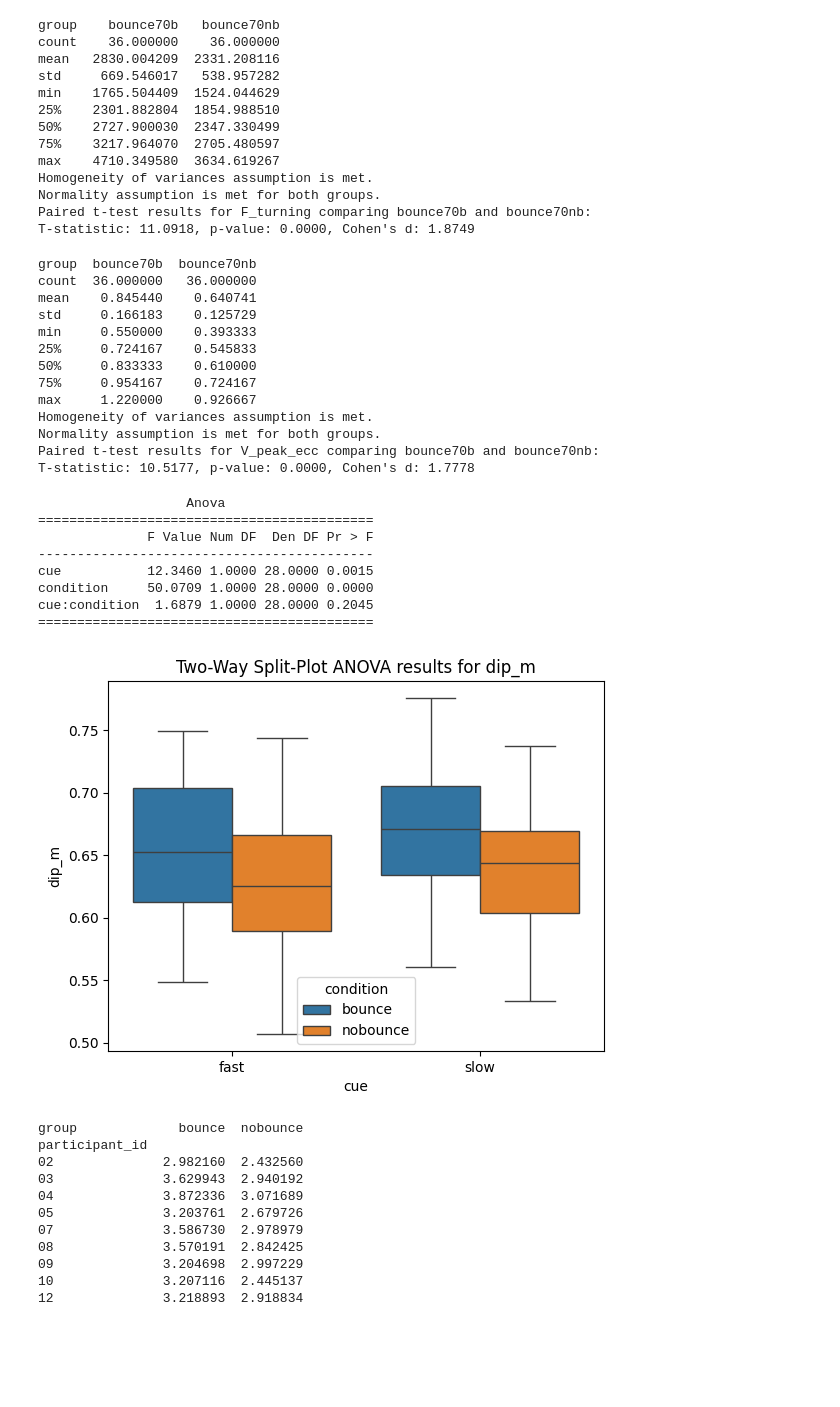
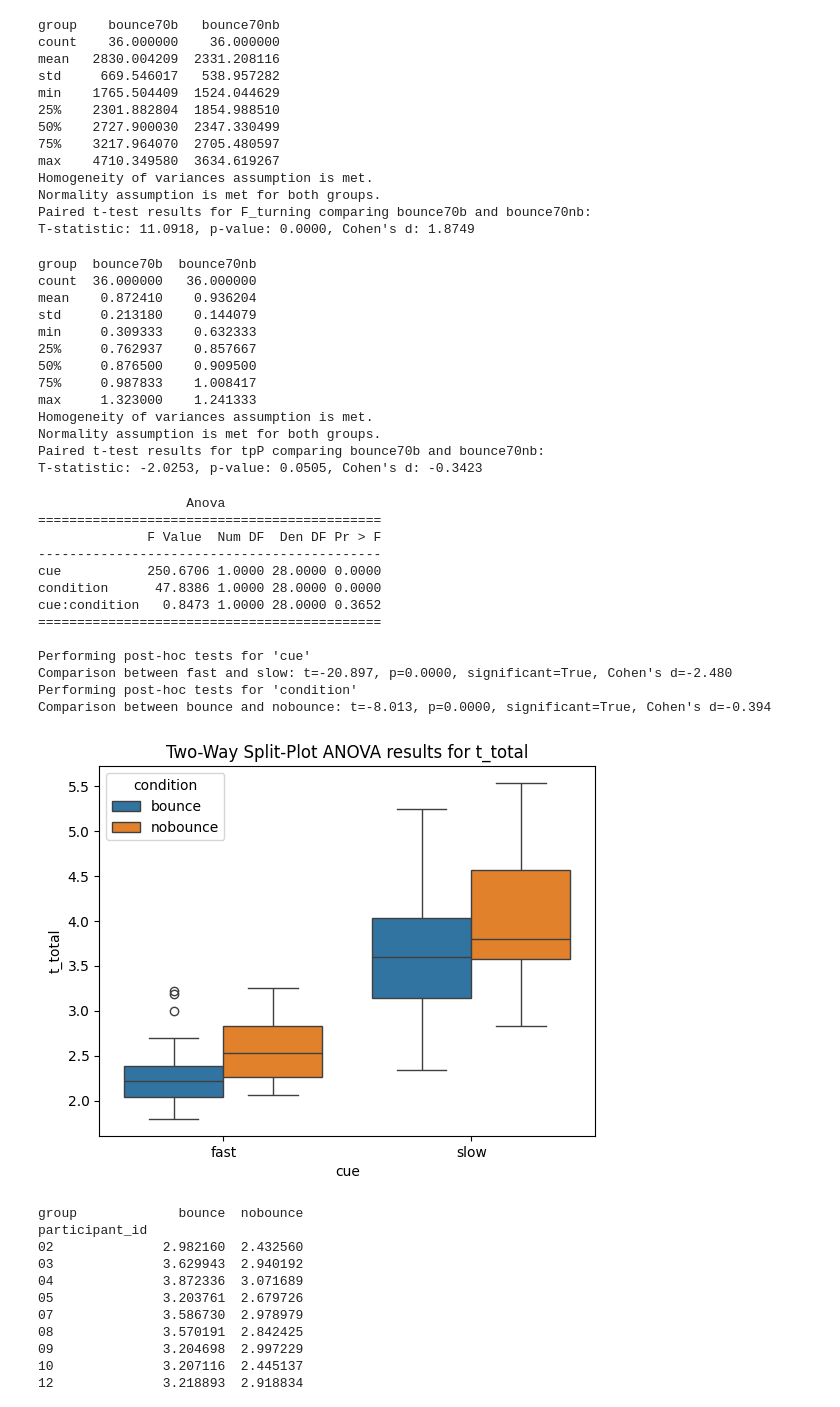
Before and after one commit to loieboi/BounceInsight, a Jupyter notebook: stat.ipynb, the cells around one changed output. Drawn from its saved outputs; the diff is of its cells as text; code cells hidden in the pictures; blank space fills up the shorter version.

Commit message:
feat: Implemented a post_hoc_tests
- test is used when ANOVA results are Significant, to look where and how the effect is of such results

```diff
--- a/stat.ipynb
+++ b/stat.ipynb
@@ -53,33 +53,38 @@ Normality assumption is met for both groups.
 Paired t-test results for F_turning comparing bounce70b and bounce70nb:
 T-statistic: 11.0918, p-value: 0.0000, Cohen's d: 1.8749
 # %%
-insight.run_statistics(analysis_type='ttest', metric='V_peak_ecc', comparison_type='b_nb_70', df_type='gym')
+insight.run_statistics(analysis_type='ttest', metric='tpP', comparison_type='b_nb_70', df_type='gym')
 # %% [output]
 group  bounce70b  bounce70nb
 count  36.000000   36.000000
-mean    0.845440    0.640741
-std     0.166183    0.125729
-min     0.550000    0.393333
-25%     0.724167    0.545833
-50%     0.833333    0.610000
-75%     0.954167    0.724167
-max     1.220000    0.926667
+mean    0.872410    0.936204
+std     0.213180    0.144079
+min     0.309333    0.632333
+25%     0.762937    0.857667
+50%     0.876500    0.909500
+75%     0.987833    1.008417
+max     1.323000    1.241333
 Homogeneity of variances assumption is met.
 Normality assumption is met for both groups.
-Paired t-test results for V_peak_ecc comparing bounce70b and bounce70nb:
-T-statistic: 10.5177, p-value: 0.0000, Cohen's d: 1.7778
+Paired t-test results for tpP comparing bounce70b and bounce70nb:
+T-statistic: -2.0253, p-value: 0.0505, Cohen's d: -0.3423
 # %%
-insight.run_statistics(analysis_type='anova', metric='dip_m', df_type='gym')
+insight.run_statistics(analysis_type='anova', metric='t_total', df_type='gym')
 # %% [output]
                    Anova
-===========================================
-              F Value Num DF  Den DF Pr > F
--------------------------------------------
-cue           12.3460 1.0000 28.0000 0.0015
-condition     50.0709 1.0000 28.0000 0.0000
-cue:condition  1.6879 1.0000 28.0000 0.2045
-===========================================
+============================================
+              F Value  Num DF  Den DF Pr > F
+--------------------------------------------
+cue           250.6706 1.0000 28.0000 0.0000
+condition      47.8386 1.0000 28.0000 0.0000
+cue:condition   0.8473 1.0000 28.0000 0.3652
+============================================
+
+Performing post-hoc tests for 'cue'
+Comparison between fast and slow: t=-20.897, p=0.0000, significant=True, Cohen's d=-2.480
+Performing post-hoc tests for 'condition'
+Comparison between bounce and nobounce: t=-8.013, p=0.0000, significant=True, Cohen's d=-0.394
-[figure, old version]
+[figure, new version]
 # %%
 insight.run_statistics(analysis_type='check_data', metric='F_turning_rel', comparison_type='b_nb_speed', df_type='fp')
 # %% [output]
```
Also changed, not shown: 2 other files.
